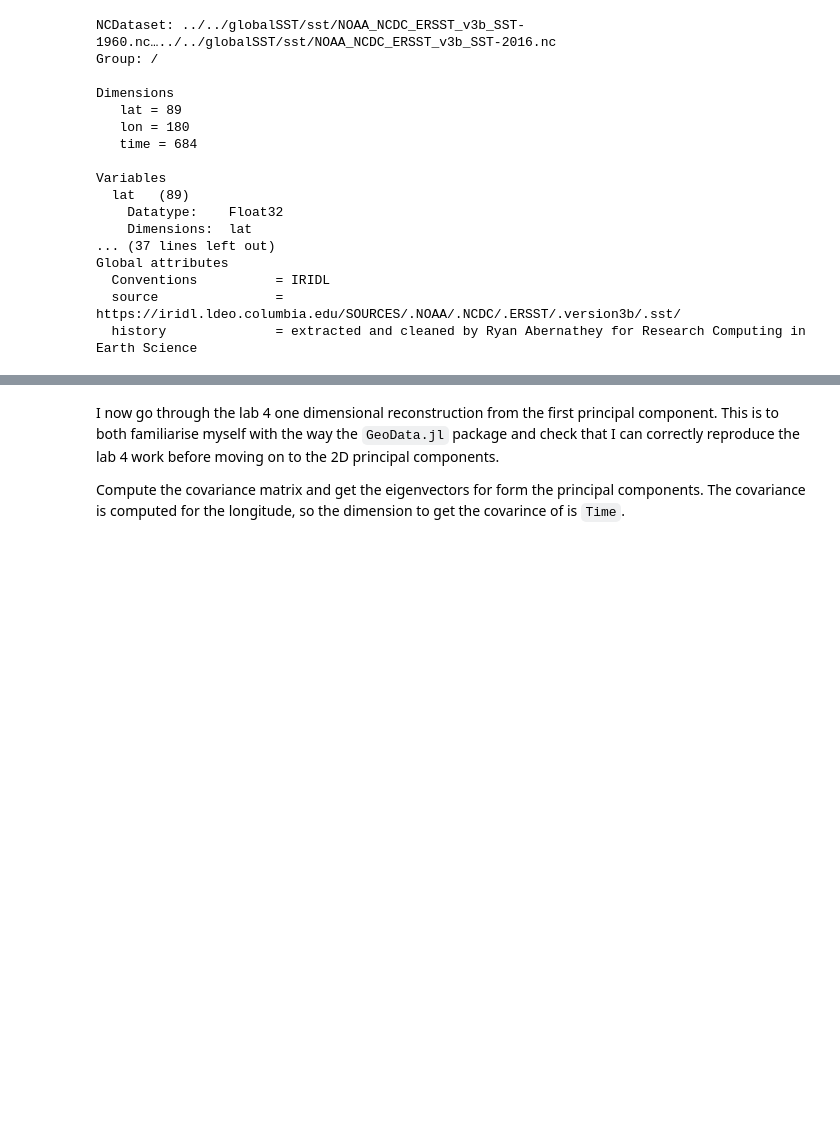
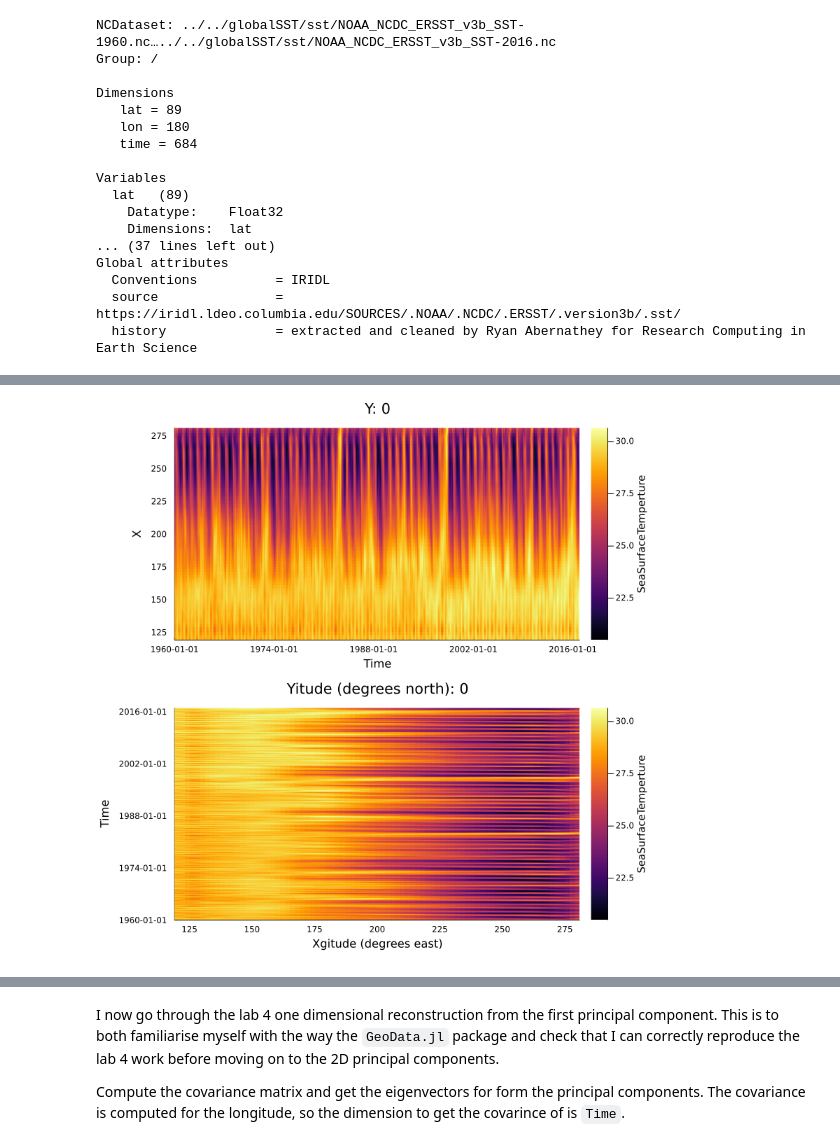
Before and after one commit to jbisits/MATH5271, a Jupyter notebook: Lab 4/Lab4_julia.ipynb, the cells around one changed output, grey strips where cells are left out. Cells and saved outputs as stored; diff of their text form; code cells hidden in the pictures; blank space fills up the shorter version.

```diff
--- a/Lab 4/Lab4_julia.ipynb
+++ b/Lab 4/Lab4_julia.ipynb
@@ -154,12 +162,14 @@ scatter!(fullplot, van_coords, label = "Port Vila", color = :steelblue, m =:octa
 # %%
-long_ts = SSTglobal[Lon(GeoData.Between(120, 280)), Lat(At(0)), Ti()]
+long_ts = SSTglobal[X(GeoData.Between(120, 280)), Y(At(0)), Ti()]
 plot1 = long_ts |> heatmap
 plot2 = heatmap(120:2:280, timelength, long_ts',
-                title = "Latitude (degrees north): 0",
-                xlabel = "Longitude (degrees east)",
+                title = "Yitude (degrees north): 0",
+                xlabel = "Xgitude (degrees east)",
                 ylabel = "Time",
                 colorbar_title  = "SeaSurfaceTemperture")
 plot(plot1, plot2, size = (800, 800), layout = (2, 1))
+# %% [output]
+[figure, added]
 # %%
 long_ts_mean = mean(long_ts, dims = Ti)
 long_ts_mean = repeat(long_ts_mean, outer = (1, 684))
```
Also changed, not shown: parts of 8 cells of this notebook, 3 other files.
